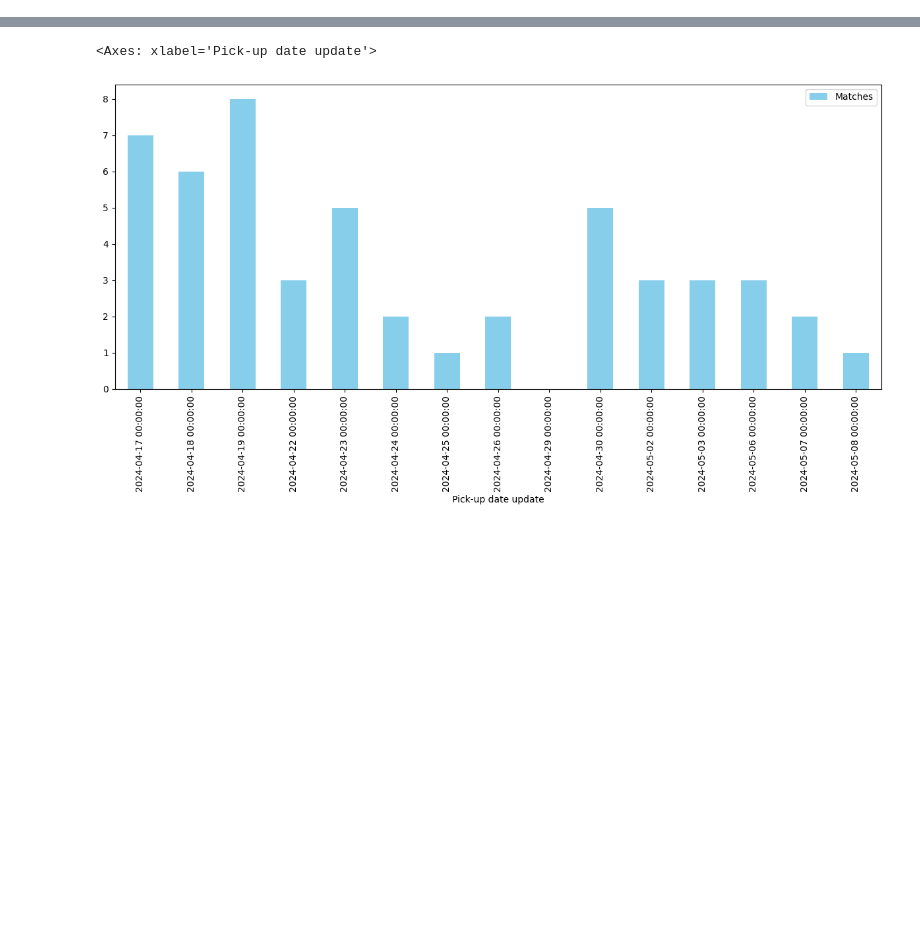
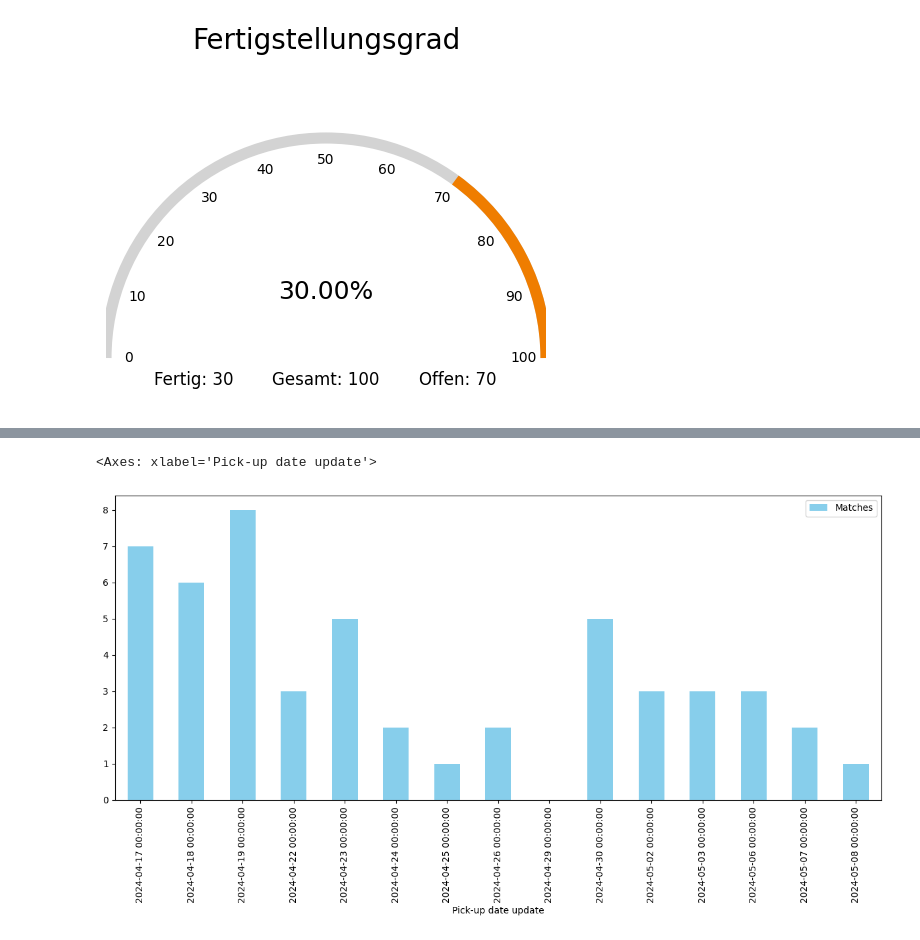
Before and after one commit to Nuckeln/PAMS, a Jupyter notebook: test.ipynb, the cells around one changed output, grey strips where cells are left out. Cells and saved outputs as stored; diff of their text form; code cells hidden in the pictures; blank space fills up the shorter version.

```diff
--- a/test.ipynb
+++ b/test.ipynb
@@ -0,0 +60,58 @@
+# %%
+import matplotlib.pyplot as plt
+from matplotlib.patches import Arc
+import numpy as np
+
+# Daten definieren
+open_ALL = 70
+done_All = 30
+sum_picks = open_ALL + done_All
+completion_rate = round((done_All / sum_picks) * 100, 2)
+
+# Farbeinstellungen
+if completion_rate < 25:
+    bar_color = '#e72582'
+elif 25 <= completion_rate < 50:
+    bar_color = '#ef7d00'
+elif 50 <= completion_rate < 75:
+    bar_color = '#ef7d00'
+else:
+    bar_color = 'green'
+
+# Grundlinie des Tachometers
+fig, ax = plt.subplots(figsize=(8, 4))
+ax.set_xlim(0, 100)
+ax.set_ylim(-10, 60)  # Veränderte y-Achse, um mehr Raum zu schaffen
+
+# Grundbogen des Tachometers
+arc = Arc([50, 0], 100, 100, angle=0, theta1=0, theta2=180, color='lightgrey', lw=8)
+ax.add_patch(arc)
+
+# Fortschrittsbogen
+arc2 = Arc([50, 0], 100, 100, angle=0, theta1=0, theta2=180 * completion_rate / 100, color=bar_color, lw=8)
+ax.add_patch(arc2)
+
+# Werte auf dem Tachometer korrekt positionieren, die tatsächlichen Anteile von sum_picks anzeigen
+for i in range(0, 101, 10):
+    angle = np.radians(180 - i * 180 / 100)  # Winkel von oben beginnend, gegen den Uhrzeigersinn
+    x = 50 + 45 * np.cos(angle)
+    y = 45 * np.sin(angle)
+    value = int(sum_picks * i / 100)  # Berechnet den tatsächlichen Wert für den Prozentanteil
+    ax.text(x, y, str(value), horizontalalignment='center', verticalalignment='center', color='black')
+
+# Setze Überschrift höher
+plt.title('Fertigstellungsgrad', fontsize=20, verticalalignment='bottom', y=1.1)
+
+# Zentrale Werte und Text
+plt.text(50, 15, f'{completion_rate:.2f}%', ha='center', va='center', fontsize=18, color='black')
+plt.text(50, -5, f'Gesamt: {sum_picks}', ha='center', va='center', fontsize=12, color='black')
+plt.text(20, -5, f'Fertig: {done_All}', ha='center', va='center', fontsize=12, color='black')
+plt.text(80, -5, f'Offen: {open_ALL}', ha='center', va='center', fontsize=12, color='black')
+
+# Achsen und Raster ausblenden
+ax.set_aspect('equal')
+ax.axis('off')
+
+plt.show()
+# %% [output]
+[figure, added]
```
Also changed, not shown: parts of 4 cells of this notebook, 3 other files.
